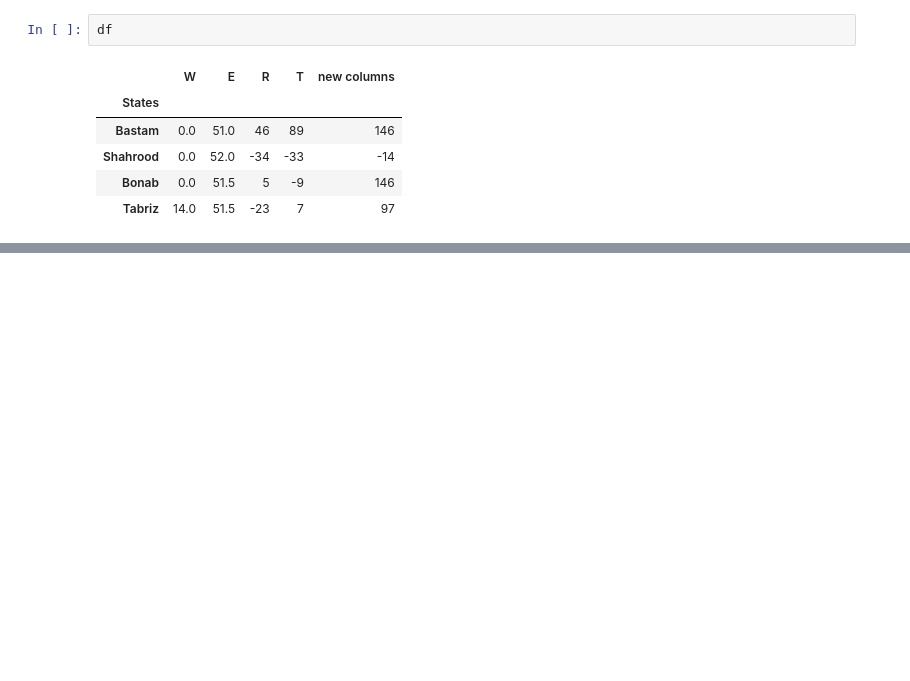
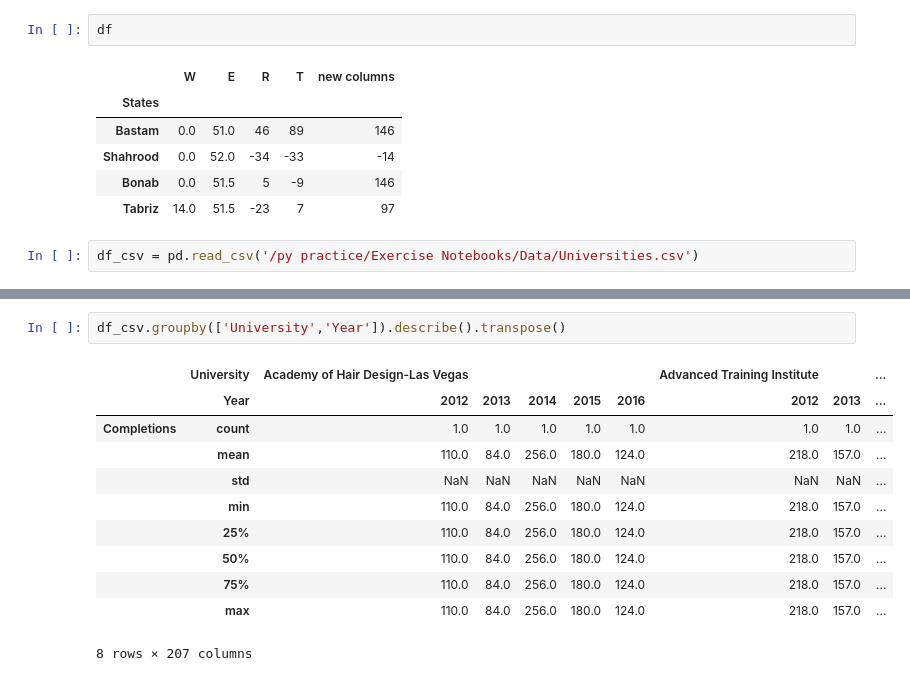
Before and after one commit to YasinRezvani/Python_Learning_Practice_Notebooks, a Jupyter notebook: Exercise Notebooks/Playing_With_Pandas_Library.ipynb, the cells around one changed output, grey strips where cells are left out. Saved outputs shown, nothing was run; the diff lists cells and outputs as text; blank space fills up the shorter version.

Commit message:
work with .groupby()  in pandas to load csv file and slice and filter file

```diff
--- a/Exercise Notebooks/Playing_With_Pandas_Library.ipynb
+++ b/Exercise Notebooks/Playing_With_Pandas_Library.ipynb
@@ -331,3 +331,5 @@ df
 | Shahrood | 0.0 | 52.0 | -34 | -33 | -14 |
 | Bonab | 0.0 | 51.5 | 5 | -9 | 146 |
 | Tabriz | 14.0 | 51.5 | -23 | 7 | 97 |
+# %%
+df_csv = pd.read_csv('/py practice/Exercise Notebooks/Data/Universities.csv')
@@ -333,0 +364,14 @@ df
+# %%
+df_csv.groupby(['University','Year']).describe().transpose()
+# %% [output]
+|  | University | Academy of Hair Design-Las Vegas |  |  |  |  | Advanced Training Institute |  | ... |
+|  | Year | 2012 | 2013 | 2014 | 2015 | 2016 | 2012 | 2013 | ... |
+| Completions | count | 1.0 | 1.0 | 1.0 | 1.0 | 1.0 | 1.0 | 1.0 | ... |
+|  | mean | 110.0 | 84.0 | 256.0 | 180.0 | 124.0 | 218.0 | 157.0 | ... |
+|  | std | NaN | NaN | NaN | NaN | NaN | NaN | NaN | ... |
+|  | min | 110.0 | 84.0 | 256.0 | 180.0 | 124.0 | 218.0 | 157.0 | ... |
+|  | 25% | 110.0 | 84.0 | 256.0 | 180.0 | 124.0 | 218.0 | 157.0 | ... |
+|  | 50% | 110.0 | 84.0 | 256.0 | 180.0 | 124.0 | 218.0 | 157.0 | ... |
+|  | 75% | 110.0 | 84.0 | 256.0 | 180.0 | 124.0 | 218.0 | 157.0 | ... |
+|  | max | 110.0 | 84.0 | 256.0 | 180.0 | 124.0 | 218.0 | 157.0 | ... |
+8 rows × 207 columns
```
Also changed, not shown: parts of 3 cells of this notebook.
